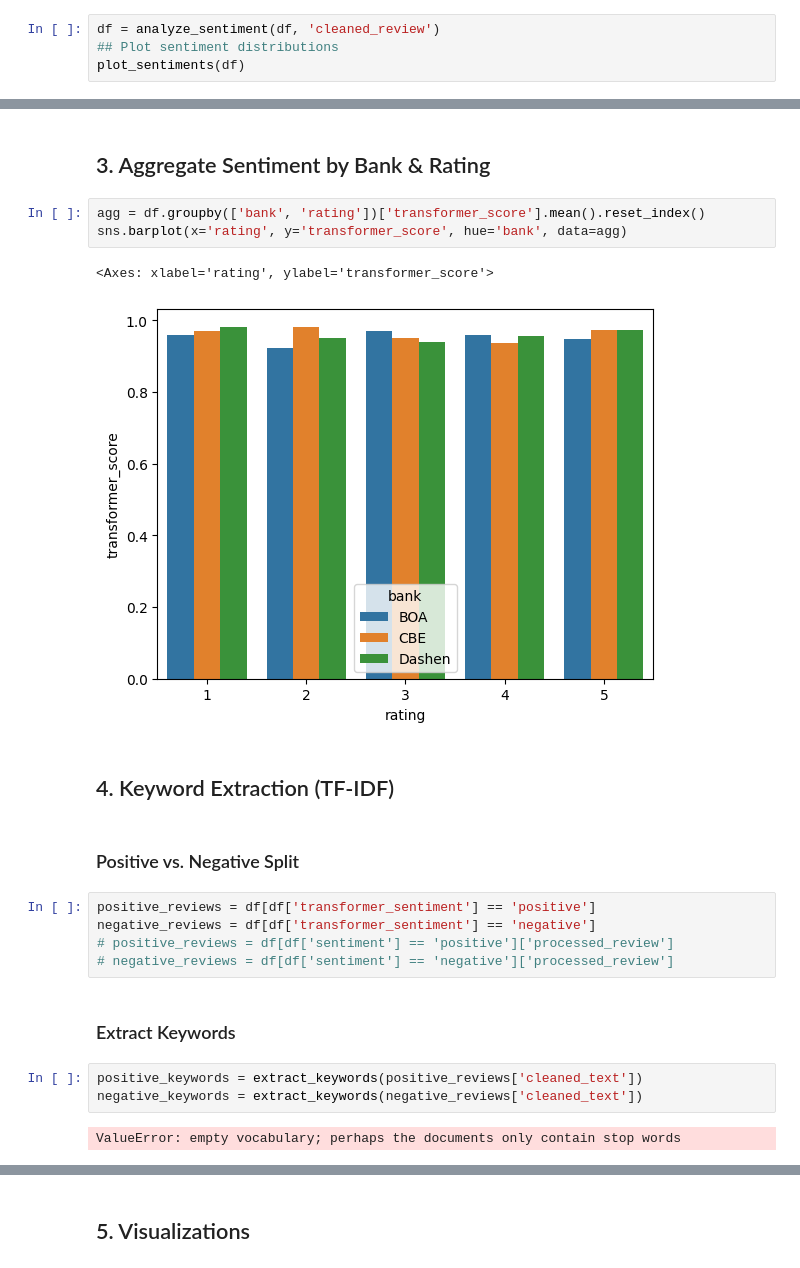
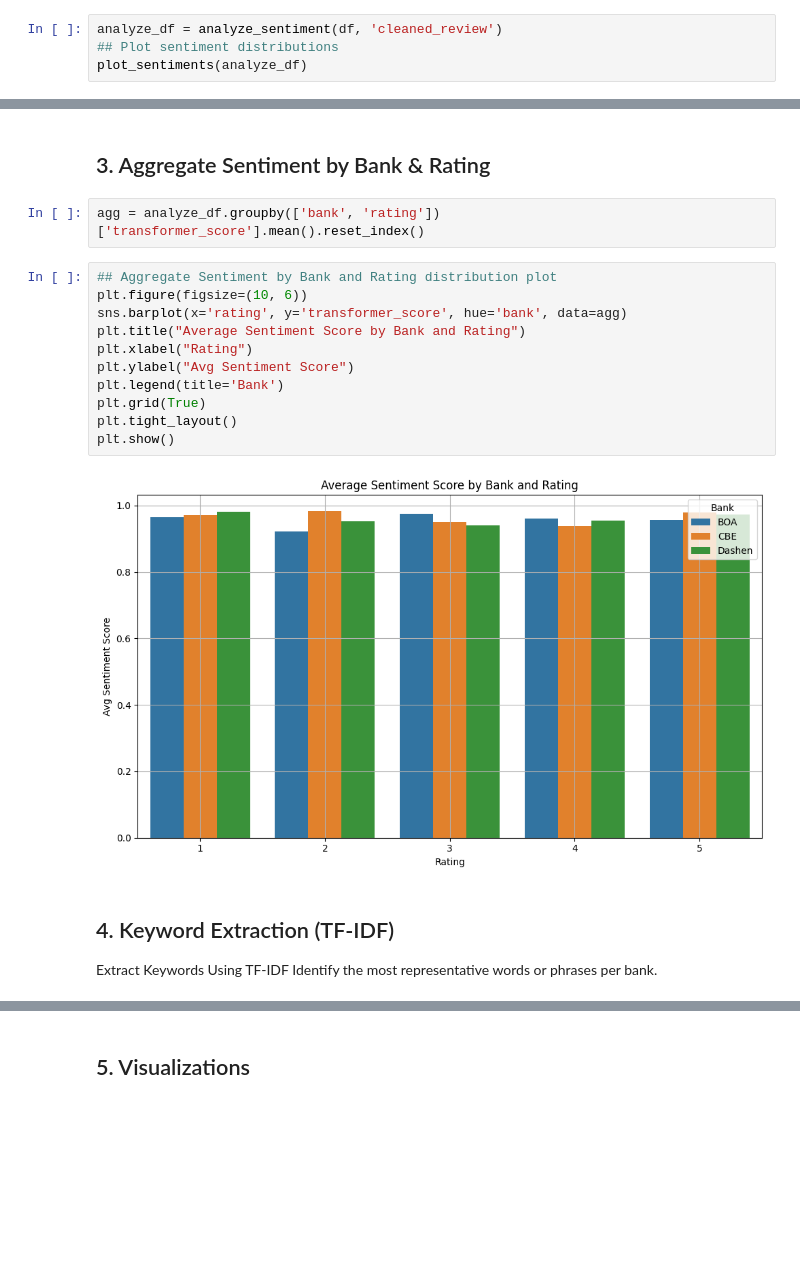
Before and after one commit to michaWorku/fintech-review-analytics, a Jupyter notebook: notebooks/sentiment_thematic_analysis.ipynb, the cells around one changed output, grey strips where cells are left out. Saved outputs shown, nothing was run; the diff lists cells and outputs as text; blank space fills up the shorter version.

```diff
--- a/notebooks/sentiment_thematic_analysis.ipynb
+++ b/notebooks/sentiment_thematic_analysis.ipynb
@@ -59,9 +53,9 @@ Device set to use cpu
 # %% [markdown]
 ### Analyze Sentiment
 # %%
-df = analyze_sentiment(df, 'cleaned_review')
+analyze_df = analyze_sentiment(df, 'cleaned_review')
 ## Plot sentiment distributions
-plot_sentiments(df)
+plot_sentiments(analyze_df)
 # %% [output]
 Device set to use cpu
 
@@ -76,24 +74,21 @@ Passing `palette` without assigning `hue` is deprecated and will be removed in v
 # %% [markdown]
 ## 3. Aggregate Sentiment by Bank & Rating
 # %%
-agg = df.groupby(['bank', 'rating'])['transformer_score'].mean().reset_index()
-sns.barplot(x='rating', y='transformer_score', hue='bank', data=agg)
+agg = analyze_df.groupby(['bank', 'rating'])['transformer_score'].mean().reset_index()
-# %% [output]
-<Axes: xlabel='rating', ylabel='transformer_score'>
-[figure, removed]
+# %%
+## Aggregate Sentiment by Bank and Rating distribution plot
+plt.figure(figsize=(10, 6))
+sns.barplot(x='rating', y='transformer_score', hue='bank', data=agg)
+plt.title("Average Sentiment Score by Bank and Rating")
+plt.xlabel("Rating")
+plt.ylabel("Avg Sentiment Score")
+plt.legend(title='Bank')
+plt.grid(True)
+plt.tight_layout()
+plt.show()
+# %% [output]
+[figure, added]
 # %% [markdown]
 ## 4. Keyword Extraction (TF-IDF)
+Extract Keywords Using TF-IDF
+Identify the most representative words or phrases per bank.
-# %% [markdown]
-### Positive vs. Negative Split
-# %%
-positive_reviews = df[df['transformer_sentiment'] == 'positive']
-negative_reviews = df[df['transformer_sentiment'] == 'negative']
-# positive_reviews = df[df['sentiment'] == 'positive']['processed_review']
-# negative_reviews = df[df['sentiment'] == 'negative']['processed_review']
-# %% [markdown]
-### Extract Keywords
-# %%
-positive_keywords = extract_keywords(positive_reviews['cleaned_text'])
-negative_keywords = extract_keywords(negative_reviews['cleaned_text'])
-# %% [output]
-ValueError: empty vocabulary; perhaps the documents only contain stop words
```
Also changed, not shown: parts of 29 cells of this notebook.
